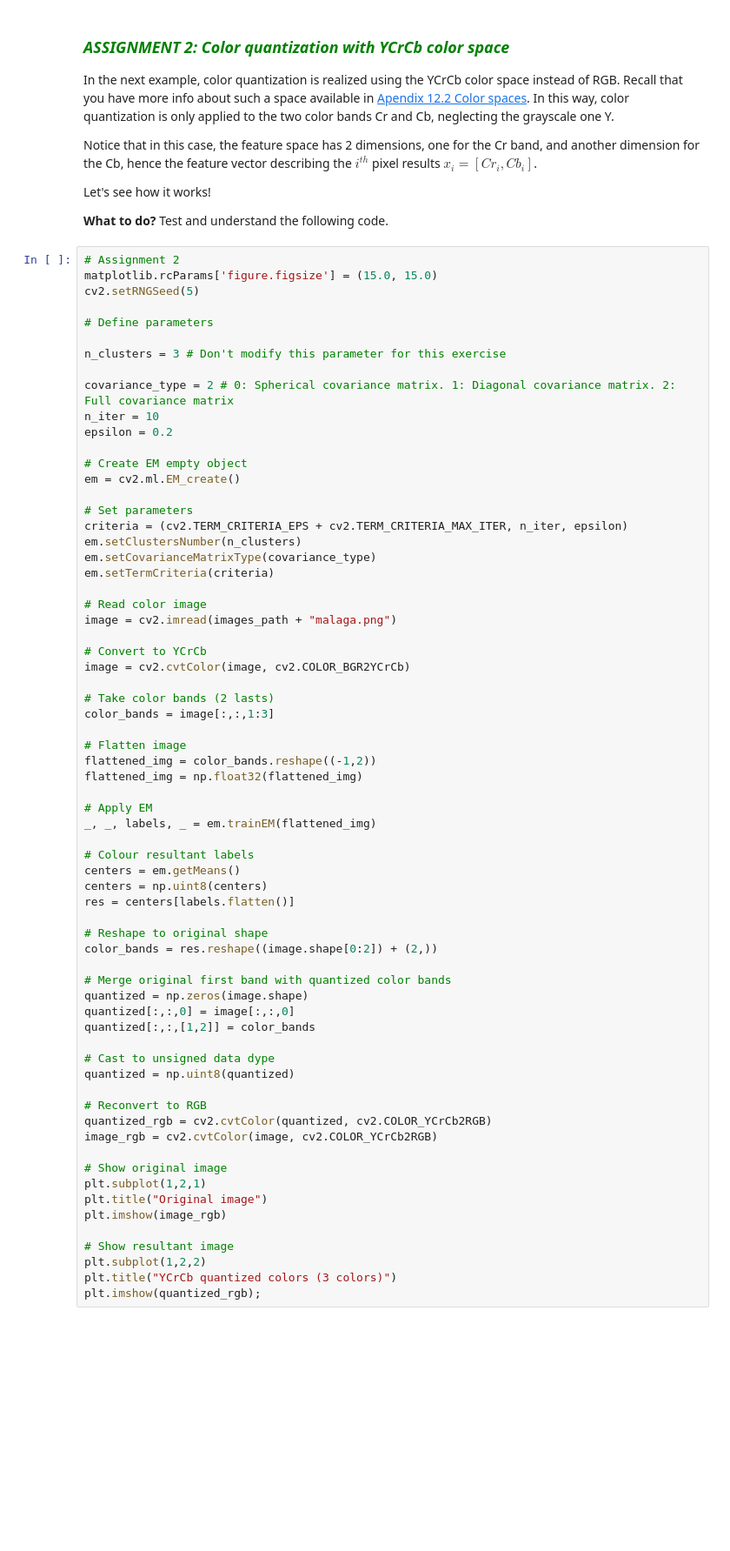
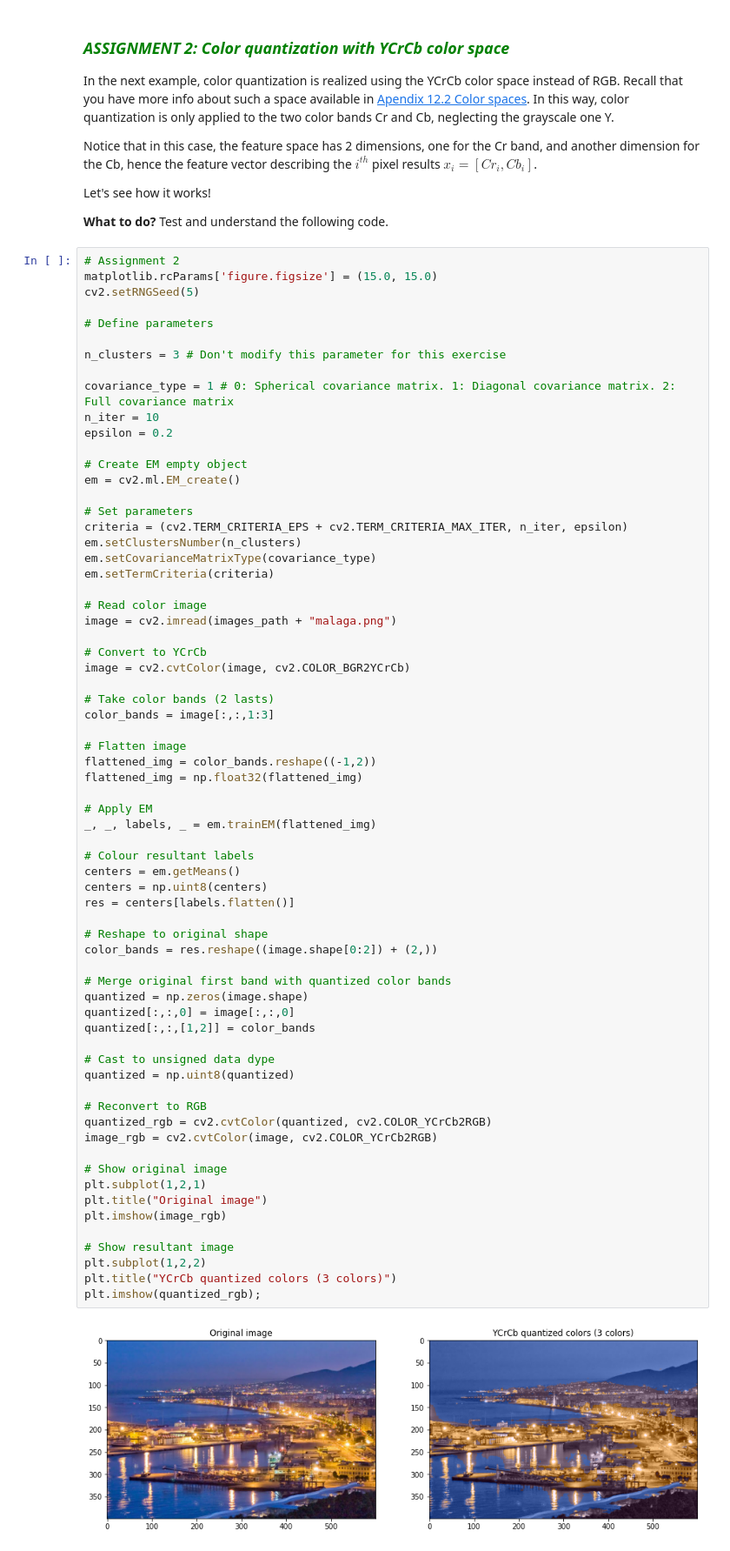
Before and after one commit to azpeitia/uma_cv_2021, a Jupyter notebook: Chapter 05. Image segmentation/5.2 Region-based techniques.ipynb, the cells around one changed output. Shown at 87% size. Drawn from its saved outputs; the diff is of its cells as text; blank space fills up the shorter version.

```diff
--- a/Chapter 05. Image segmentation/5.2 Region-based techniques.ipynb
+++ b/Chapter 05. Image segmentation/5.2 Region-based techniques.ipynb
@@ -422,7 +427,7 @@ cv2.setRNGSeed(5)
 
 n_clusters = 3 # Don't modify this parameter for this exercise
 
-covariance_type = 2 # 0: Spherical covariance matrix. 1: Diagonal covariance matrix. 2: Full covariance matrix
+covariance_type = 1 # 0: Spherical covariance matrix. 1: Diagonal covariance matrix. 2: Full covariance matrix
 n_iter = 10
 epsilon = 0.2
 
@@ -453,33 +458,35 @@ _, _, labels, _ = em.trainEM(flattened_img)
 
 # Colour resultant labels
 centers = em.getMeans()
 centers = np.uint8(centers)
 res = centers[labels.flatten()]
 
 # Reshape to original shape
 color_bands = res.reshape((image.shape[0:2]) + (2,))
 
 # Merge original first band with quantized color bands
 quantized = np.zeros(image.shape)
 quantized[:,:,0] = image[:,:,0]
 quantized[:,:,[1,2]] = color_bands
 
 # Cast to unsigned data dype
 quantized = np.uint8(quantized)
 
 # Reconvert to RGB
 quantized_rgb = cv2.cvtColor(quantized, cv2.COLOR_YCrCb2RGB)
 image_rgb = cv2.cvtColor(image, cv2.COLOR_YCrCb2RGB)
 
 # Show original image
 plt.subplot(1,2,1)
 plt.title("Original image")
 plt.imshow(image_rgb)
 
 # Show resultant image
 plt.subplot(1,2,2)
 plt.title("YCrCb quantized colors (3 colors)")
 plt.imshow(quantized_rgb);
+# %% [output]
+[figure, added]
 # %% [markdown]
 ### <font color="blue"><b><i>Thinking about it (2)</i></b></font>
 
```
Also changed, not shown: parts of 4 cells of this notebook, 19 other files.
